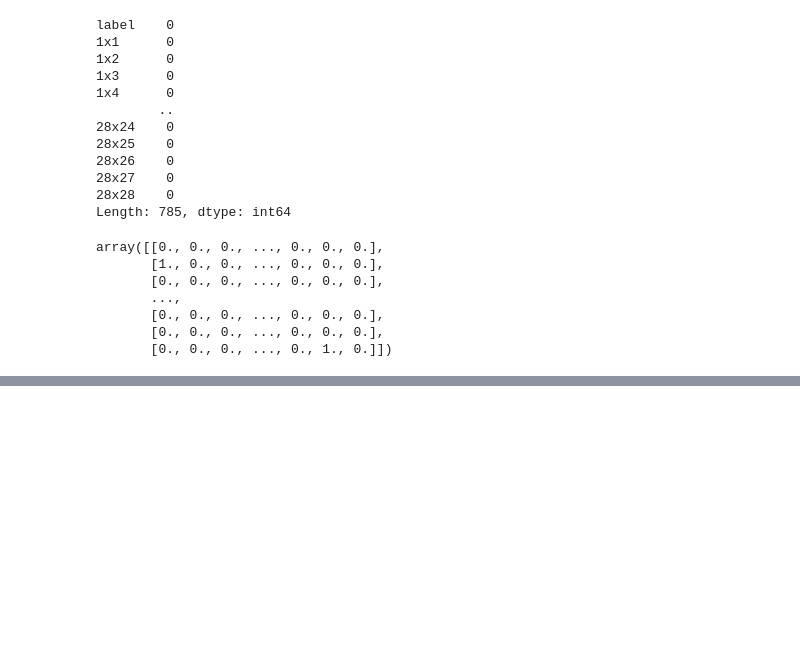
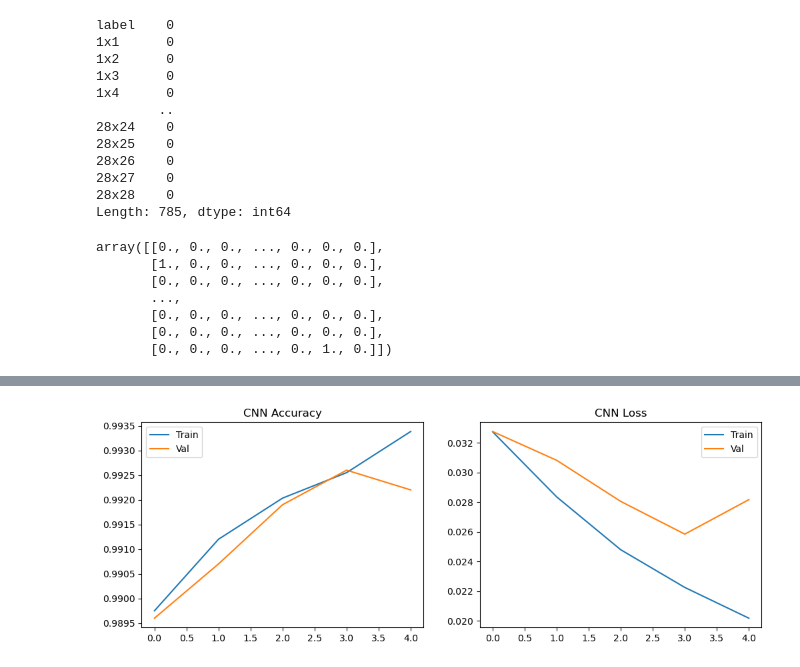
Before and after one commit to ashabakshi/DL_Clear_Basics, a Jupyter notebook: CNN/CNN.ipynb, the cells around one changed output, grey strips where cells are left out. Cells and saved outputs as stored; diff of their text form; code cells hidden in the pictures; blank space fills up the shorter version.

```diff
--- a/CNN/CNN.ipynb
+++ b/CNN/CNN.ipynb
@@ -122,0 +185,15 @@ perceptron.compile(optimizer="sgd", loss="categorical_crossentropy", metrics=["a
+# %%
+cnn=Sequential([
+
+    Conv2D(32,kernel_size=(3,3),activation="relu",
+    input_shape=(28,28,1)),
+    MaxPooling2D(pool_size=(2,2)),
+
+    Conv2D(64,kernel_size=(3,3),activation="relu"),
+    MaxPooling2D(pool_size=(2,2)),
+
+    Flatten(),
+    Dense(128, activation="relu"),
+    Dropout(0.5),
+    Dense(10, activation="softmax")
+])
@@ -122,0 +259,6 @@ perceptron.compile(optimizer="sgd", loss="categorical_crossentropy", metrics=["a
+# %%
+cnn.compile(optimizer="adam",loss="categorical_crossentropy",metrics=["accuracy"])
+# %%
+history_cnn=cnn.fit(X_train_cnn,y_train_cat,epochs=5,batch_size=32,
+            validation_data=(X_test_cnn,y_test_cat), verbose=1
+)
@@ -122,0 +306,6 @@ perceptron.compile(optimizer="sgd", loss="categorical_crossentropy", metrics=["a
+# %%
+
+
+plot_training(history_cnn, "CNN")
+# %% [output]
+[figure, added]
```
Also changed, not shown: parts of 28 cells of this notebook.
